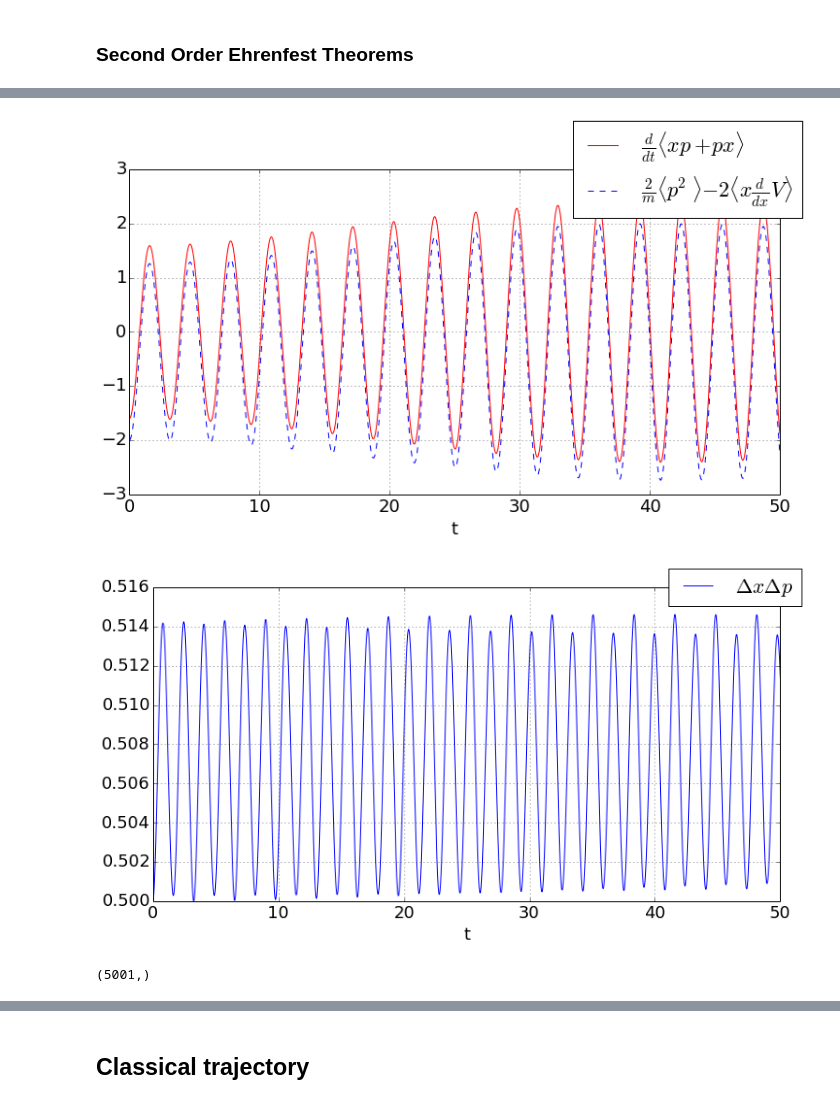
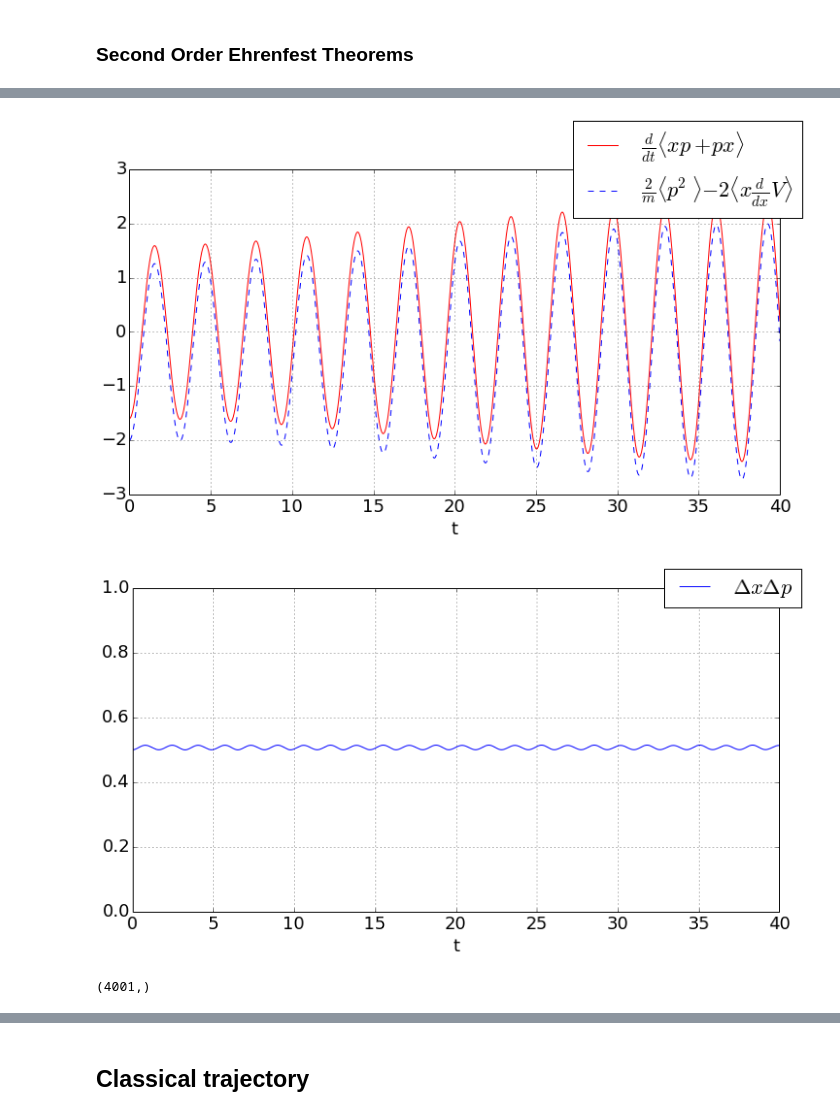
Before and after one commit to cabrer7/PyWignerCUDA, a Jupyter notebook: instances/Wigner2D_GPitaevskii/Wigner2D_GPitaevskii_X2.ipynb, the cells around one changed output, grey strips where cells are left out. Saved outputs shown, nothing was run; the diff lists cells and outputs as text; code cells hidden in the pictures.

```diff
--- a/instances/Wigner2D_GPitaevskii/Wigner2D_GPitaevskii_X2.ipynb
+++ b/instances/Wigner2D_GPitaevskii/Wigner2D_GPitaevskii_X2.ipynb
@@ -23,13 +23,13 @@ class frame( GPU_Wigner2D_GPitaevskii ):
         X_gridDIM = 512
         P_gridDIM = 512
 
-        X_amplitude  = 10
+        X_amplitude  = 16
         P_amplitude  = 16
 
         kappa = 1.
         dt= 0.01
 
-        timeSteps =   5000
+        timeSteps =   4000
         skipFrames =   100
 
         mass = 1.
@@ -72,6 +72,13 @@ class frame( GPU_Wigner2D_GPitaevskii ):
         self.p_init = 0.
         n=0
         self.W_init = self.Wigner_HarmonicOscillator(n, self.omega, self.x_init, self.p_init)
+
+    def Set_Ground_State(self):
+        Ground_Dir = '/home/rcabrera/DATA/Wigner2D_GPitaevskii/'
+
+        Ground_hdf5 = h5py.File( Ground_Dir+'X2_Ground.hdf5' ,'r')
+
+        self.W_init = Ground_hdf5['W_end'][...]+0j
 # %% [markdown]
 ## Run
 # %%
@@ -351,28 +416,28 @@ ax.set_xlabel('t')
 ax.set_ylabel(' ')
 ax.grid();
 # %% [output]
-[figure, old version]
+[figure, new version]
 # %%
 fig, ax = plt.subplots(figsize=(12, 6))
 
 ax.plot( instance.timeRange ,
 np.sqrt(instance.X2_average - instance.X_average**2)*np.sqrt(instance.P2_average - instance.P_average**2)
         , '-' , label = '$\\Delta x \\Delta p$' , linewidth=1.)
 
 
 ax.legend(bbox_to_anchor=(1.05, 1), loc=5, prop={'size':22})
-#ax.set_ylim(-50, 0)
+ax.set_ylim(0, 1)
 ax.set_xlabel('t')
 #ax.set_xlim(0,41000)
 ax.set_ylabel(' ')
 ax.grid();
 # %% [output]
-[figure, old version]
+[figure, new version]
 # %%
 instance.Hamiltonian_average.shape
 instance.ProbabilitySquare_average.shape
 # %% [output]
-(5001,)
+(4001,)
 # %%
 fig, ax = plt.subplots(figsize=(12, 7))
 
```
Also changed, not shown: parts of 18 cells of this notebook, 2 other files.
